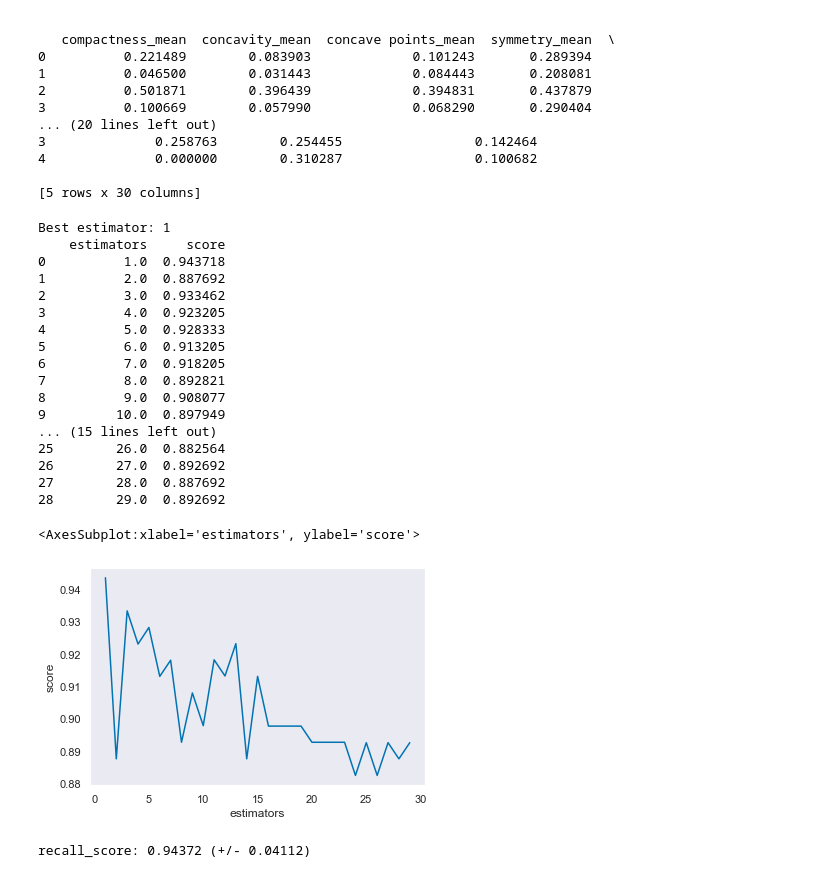
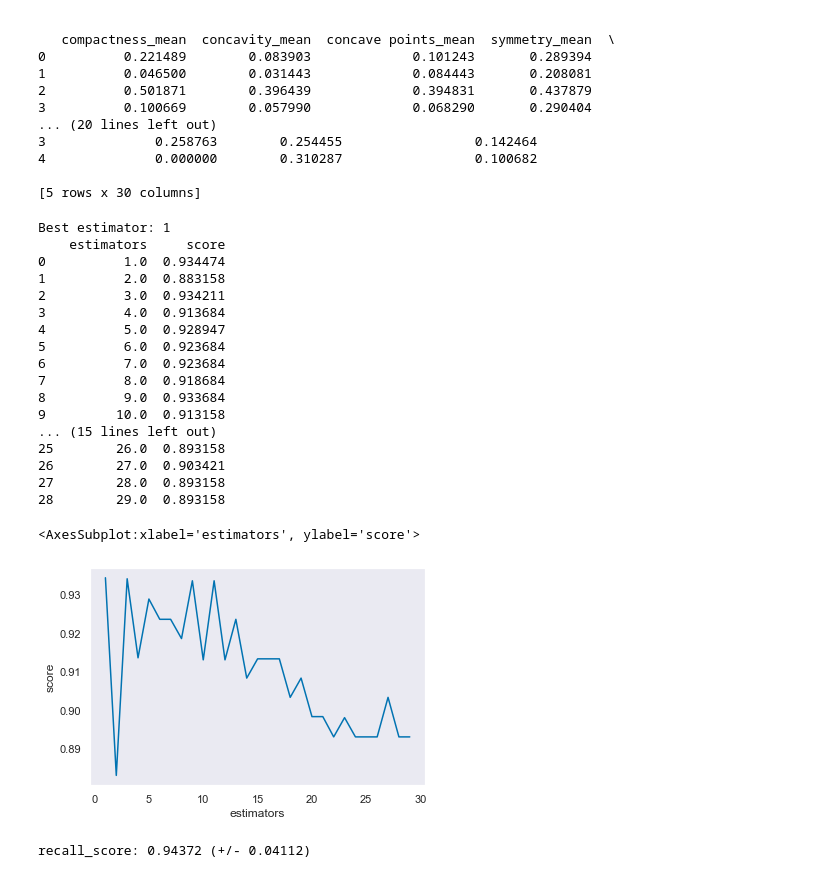
Before and after one commit to fbarth/ml-course, a Jupyter notebook: scripts/python/2020_breast_cancer/pipeline_KNN.ipynb, the cells around one changed output. Saved outputs shown, nothing was run; the diff lists cells and outputs as text; code cells hidden in the pictures.

```diff
--- a/scripts/python/2020_breast_cancer/pipeline_KNN.ipynb
+++ b/scripts/python/2020_breast_cancer/pipeline_KNN.ipynb
@@ -78,49 +78,49 @@ best_estimator = 0
 
 for i in range(1, 30):
     modelK = KNeighborsClassifier(n_neighbors=i)
     modelK.fit(X_train_scaled, y_train)
     s = make_scorer(recall_score, pos_label='M')
-    scores = cross_val_score(modelK, X_train_scaled, y_train, cv=5, scoring=s)
+    scores = cross_val_score(modelK, X_train_scaled, y_train, cv=10, scoring=s)
     if (scores.mean() > best_score):
         best_estimator = i
         best_score = scores.mean()
     result.append((i, scores.mean()))
 
 # converting result into dataframe
 estimators = np.array(result)[:,0]
 score = np.array(result)[:,1]
 d = {'estimators': estimators, 'score': score}
 df_scores = pd.DataFrame(d)
 print(f'Best estimator: {best_estimator}')
 print(df_scores)
 
 sns.set_theme(style="dark")
 sns.set_palette("colorblind")
 sns.lineplot(
         data=df_scores,
         x="estimators",
         y="score"
     )
 # %% [output]
 Best estimator: 1
     estimators     score
-0          1.0  0.943718
-1          2.0  0.887692
-2          3.0  0.933462
-3          4.0  0.923205
-4          5.0  0.928333
-5          6.0  0.913205
-6          7.0  0.918205
-7          8.0  0.892821
-8          9.0  0.908077
-9         10.0  0.897949
+0          1.0  0.934474
+1          2.0  0.883158
+2          3.0  0.934211
+3          4.0  0.913684
+4          5.0  0.928947
+5          6.0  0.923684
+6          7.0  0.923684
+7          8.0  0.918684
+8          9.0  0.933684
+9         10.0  0.913158
 ... (15 lines left out)
-25        26.0  0.882564
-26        27.0  0.892692
-27        28.0  0.887692
-28        29.0  0.892692
+25        26.0  0.893158
+26        27.0  0.903421
+27        28.0  0.893158
+28        29.0  0.893158
 <AxesSubplot:xlabel='estimators', ylabel='score'>
-[figure, old version]
+[figure, new version]
 # %%
 modelK = KNeighborsClassifier(n_neighbors=1)
 modelK.fit(X_train_scaled, y_train)
```
Also changed, not shown: 1 other file.
